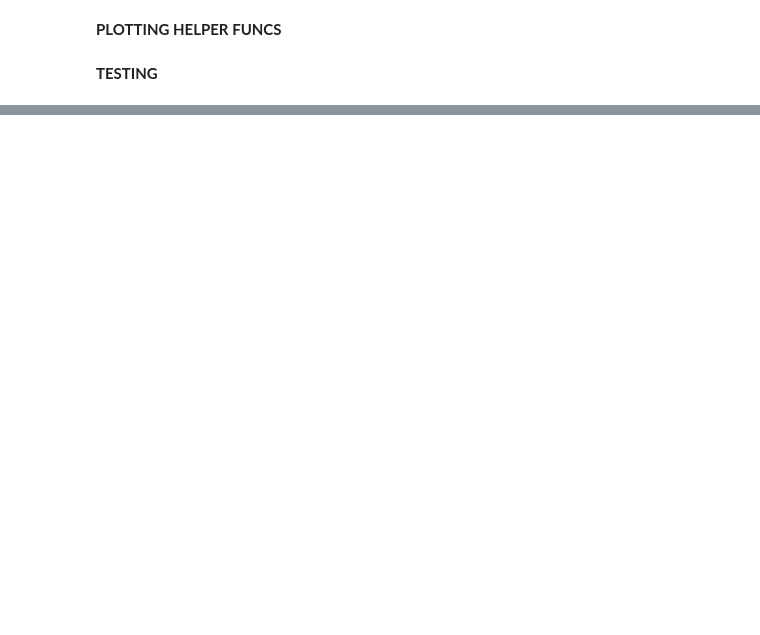
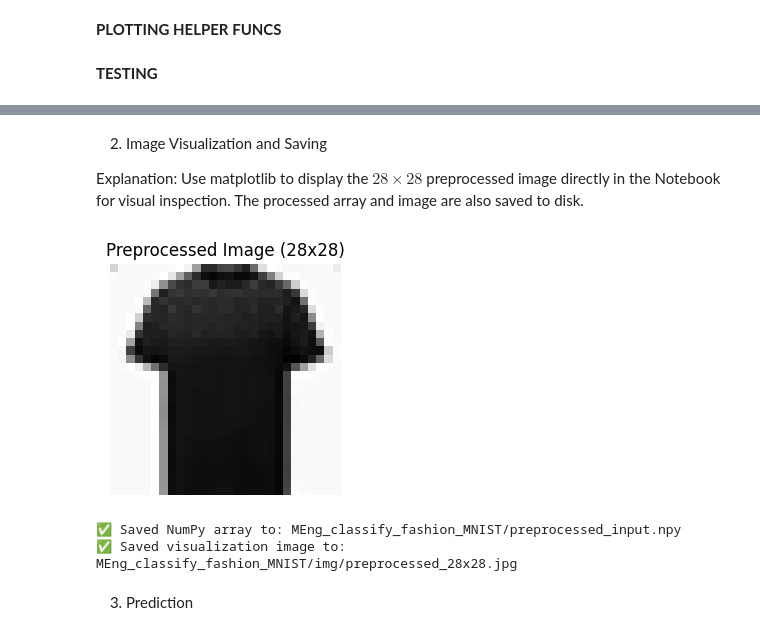
Before and after one commit to kkbin505/MEng_classify_fashion_MNIST, a Jupyter notebook: classify_fashion_notebook.ipynb, the cells around one changed output, grey strips where cells are left out. Drawn from its saved outputs; the diff is of its cells as text; code cells hidden in the pictures; blank space fills up the shorter version.

```diff
--- a/classify_fashion_notebook.ipynb
+++ b/classify_fashion_notebook.ipynb
@@ -248,0 +307,38 @@ Plotting training history...
+# %% [markdown]
+2. Image Visualization and Saving
+
+Explanation: Use matplotlib to display the $28 \times 28$ preprocessed image directly in the Notebook for visual inspection. The processed array and image are also saved to disk.
+# %%
+if new_image is not None:
+
+    # --- A. Display the preprocessed image (0-255) in the Notebook ---
+    plt.figure(figsize=(3, 3))
+    # Inverse color
+    img_visual = 255 -img_visual
+    plt.imshow(img_visual, cmap='gray')
+    plt.title(f"Preprocessed Image ({img_visual.shape[0]}x{img_visual.shape[1]})")
+    plt.axis('off')
+    plt.show()
+
+
+    # --- B. Save NumPy array (Optional) ---
+    np_save_path = 'MEng_classify_fashion_MNIST/preprocessed_input.npy'
+    np.save(np_save_path, new_image)
+    print(f"\n✅ Saved NumPy array to: {np_save_path}")
+
+    # --- C. Save JPG image (Optional) ---
+    img_to_save = Image.fromarray(img_visual)
+    jpg_save_path = 'MEng_classify_fashion_MNIST/img/preprocessed_28x28.jpg'
+
+    # Ensure grayscale mode ('L') for saving
+    if img_to_save.mode != 'L':
+         img_to_save = img_to_save.convert('L')
+
+    img_to_save.save(jpg_save_path)
+    print(f"✅ Saved visualization image to: {jpg_save_path}")
+# %% [output]
+[figure, added]
+✅ Saved NumPy array to: MEng_classify_fashion_MNIST/preprocessed_input.npy
+✅ Saved visualization image to: MEng_classify_fashion_MNIST/img/preprocessed_28x28.jpg
+# %% [markdown]
+3. Prediction
```
Also changed, not shown: parts of 8 cells of this notebook.
